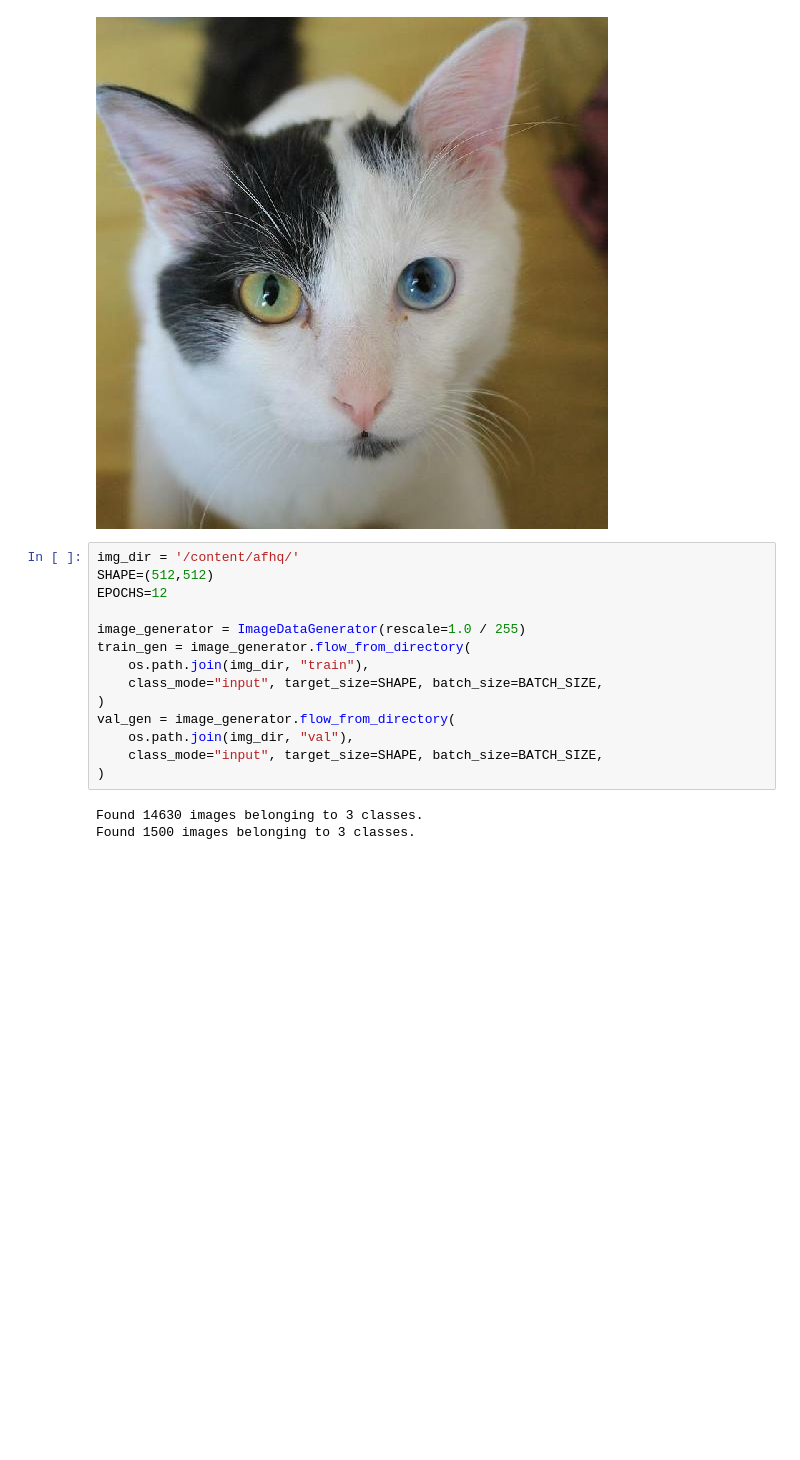
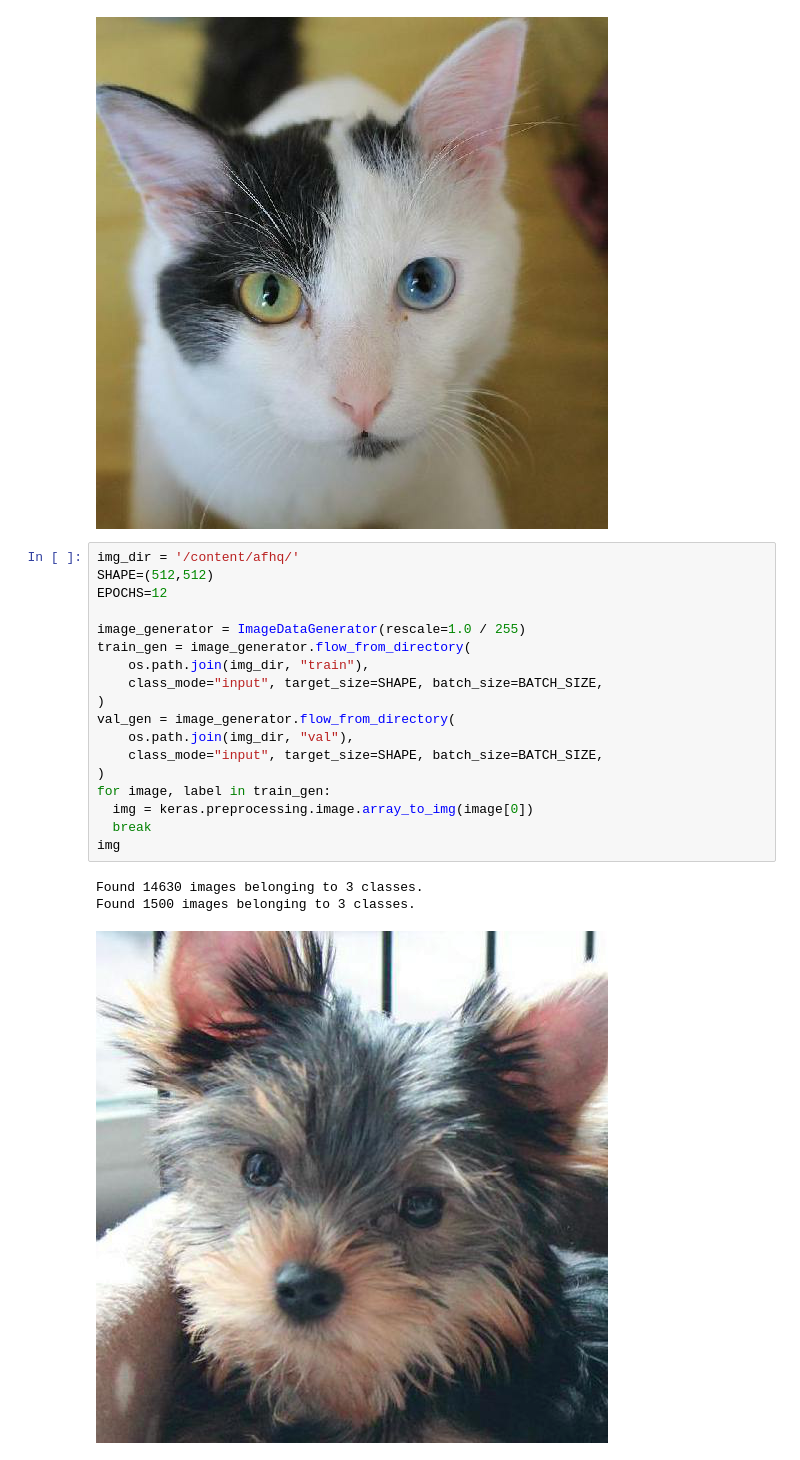
Before and after one commit to luca-arts/luca-arts.github.io, a Jupyter notebook: knowledge/AI/notebooks/Animal_faces_latent_interpolation.ipynb, the cells around one changed output. Saved outputs shown, nothing was run; the diff lists cells and outputs as text; blank space fills up the shorter version.

```diff
--- a/knowledge/AI/notebooks/Animal_faces_latent_interpolation.ipynb
+++ b/knowledge/AI/notebooks/Animal_faces_latent_interpolation.ipynb
@@ -236,17 +236,22 @@ img
 # %%
 img_dir = '/content/afhq/'
 SHAPE=(512,512)
 EPOCHS=12
 
 image_generator = ImageDataGenerator(rescale=1.0 / 255)
 train_gen = image_generator.flow_from_directory(
     os.path.join(img_dir, "train"),
     class_mode="input", target_size=SHAPE, batch_size=BATCH_SIZE,
 )
 val_gen = image_generator.flow_from_directory(
     os.path.join(img_dir, "val"),
     class_mode="input", target_size=SHAPE, batch_size=BATCH_SIZE,
 )
+for image, label in train_gen:
+  img = keras.preprocessing.image.array_to_img(image[0])
+  break
+img
 # %% [output]
 Found 14630 images belonging to 3 classes.
 Found 1500 images belonging to 3 classes.
+[figure, added]
```
Also changed, not shown: parts of 3 cells of this notebook.
